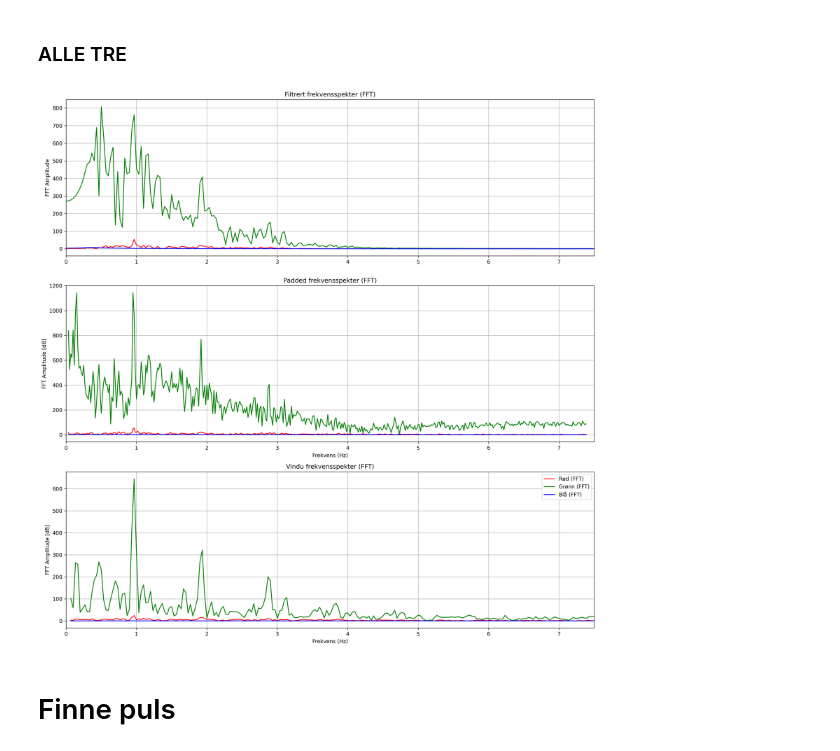
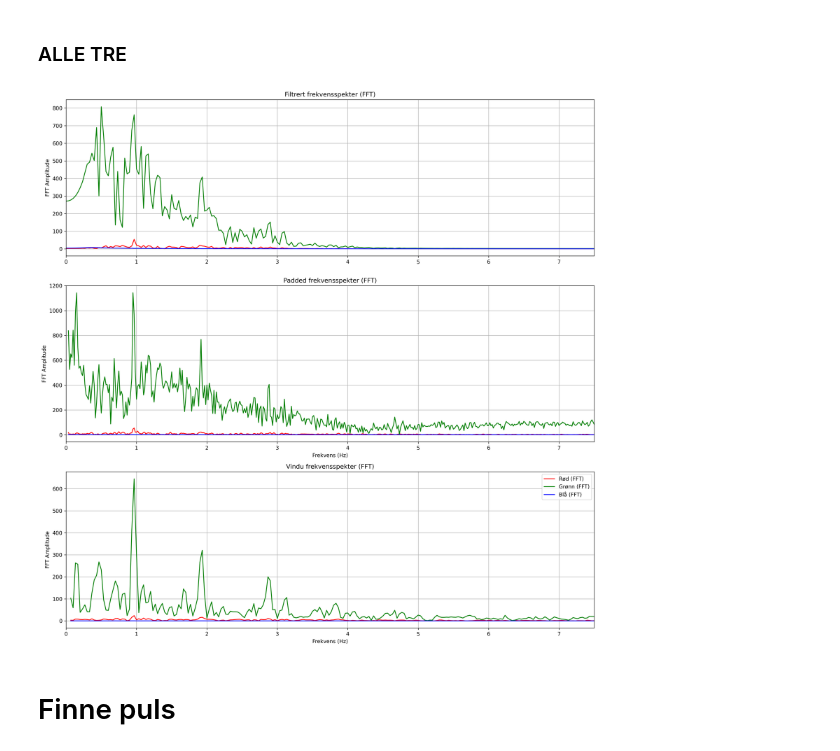
Before and after one commit to FoggyPopcorn/TTT4280---Lab, a Jupyter notebook: Lab_3_Optikk/Plotting_av_data_desibel.ipynb, the cells around one changed output. Saved outputs shown, nothing was run; the diff lists cells and outputs as text; code cells hidden in the pictures.

```diff
--- a/Lab_3_Optikk/Plotting_av_data_desibel.ipynb
+++ b/Lab_3_Optikk/Plotting_av_data_desibel.ipynb
@@ -245,40 +241,40 @@ plt.figure(figsize=(15, 15), dpi=300)
 plt.subplot(3, 1, 1)
 plt.plot(freq[:N // 2], magnitude_filtered_red[:N // 2], label='Rød (FFT)', color='red')
 plt.plot(freq[:N // 2], magnitude_filtered_green[:N // 2], label='Grønn (FFT)', color='green')
 plt.plot(freq[:N // 2], magnitude_filtered_blue[:N // 2], label='Blå (FFT)', color='blue')
 plt.ylabel('FFT Amplitude')
 plt.title(f'Filtrert frekvensspekter (FFT)')
 plt.grid()
 plt.xlim(0, 7.5)
 
 plt.subplot(3, 1, 2)
-plt.plot(freq_padded[2:N // 2], (magnitude_padded_red[2:N // 2]), label='Rød (FFT)', color='red')
-plt.plot(freq_padded[2:N // 2], (magnitude_padded_green[2:N // 2]), label='Grønn (FFT)', color='green')
-plt.plot(freq_padded[2:N // 2], (magnitude_padded_blue[2:N // 2]), label='Blå (FFT)', color='blue')
+plt.plot(freq_padded[2:N_zero_padded // 2], (magnitude_padded_red[2:N_zero_padded // 2]), label='Rød (FFT)', color='red')
+plt.plot(freq_padded[2:N_zero_padded // 2], (magnitude_padded_green[2:N_zero_padded // 2]), label='Grønn (FFT)', color='green')
+plt.plot(freq_padded[2:N_zero_padded // 2], (magnitude_padded_blue[2:N_zero_padded // 2]), label='Blå (FFT)', color='blue')
 plt.xlabel('Frekvens (Hz)')
-plt.ylabel('FFT Amplitude [dB]')
+plt.ylabel('FFT Amplitude')
 plt.title(f'Padded frekvensspekter (FFT)')
 plt.grid()
 plt.xlim(0, 7.5)
 
 plt.subplot(3, 1, 3)
 plt.plot(freq[2:N // 2], (magnitude_vindu_red[2:N // 2]), label='Rød (FFT)', color='red')
 plt.plot(freq[2:N // 2], (magnitude_vindu_green[2:N // 2]), label='Grønn (FFT)', color='green')
 plt.plot(freq[2:N // 2], (magnitude_vindu_blue[2:N // 2]), label='Blå (FFT)', color='blue')
 plt.xlabel('Frekvens (Hz)')
-plt.ylabel('FFT Amplitude [dB]')
+plt.ylabel('FFT Amplitude')
 plt.title(f'Vindu frekvensspekter (FFT)')
 plt.xlim(0, 7.5)
 #plt.ylim(1e-1, 1e4)
 #plt.yscale('log')
 
 plt.legend()
 plt.tight_layout()
 plt.grid()
-plt.savefig(f'Figurer/FFT "{navn_fil}" - Alle filtreringsmetoder.png', bbox_inches='tight')
+plt.savefig(f'Figurer/FFT {navn_fil} - Alle filtreringsmetoder.png', bbox_inches='tight')
 plt.show()
 # %% [output]
-[figure, old version]
+[figure, new version]
 # %% [markdown]
 # Finne puls
 # %%
```
Also changed, not shown: parts of 7 cells of this notebook, 8 other files.
